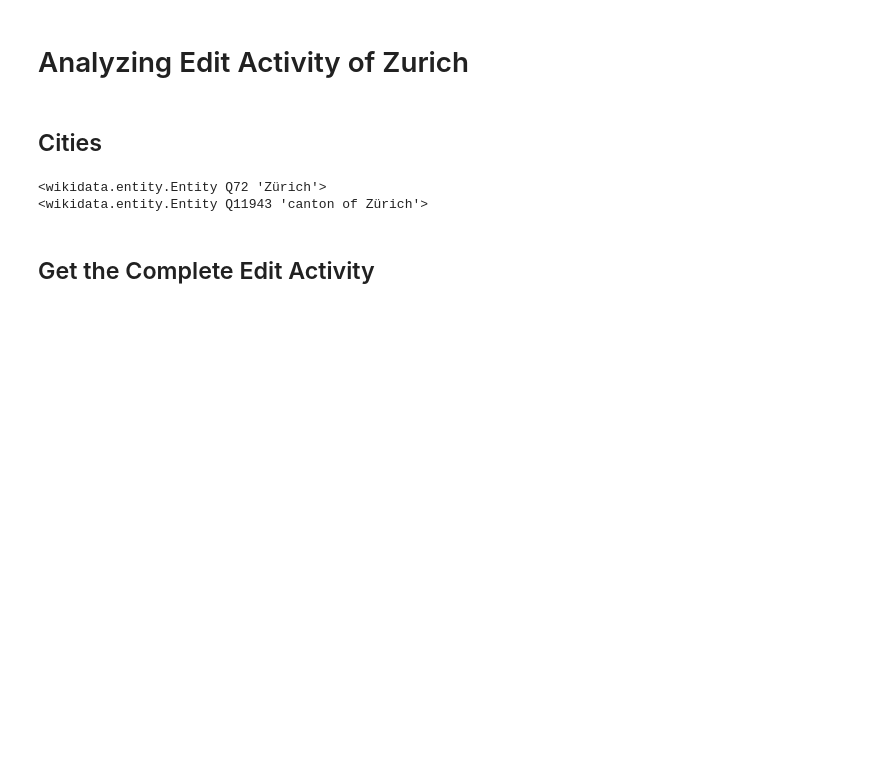
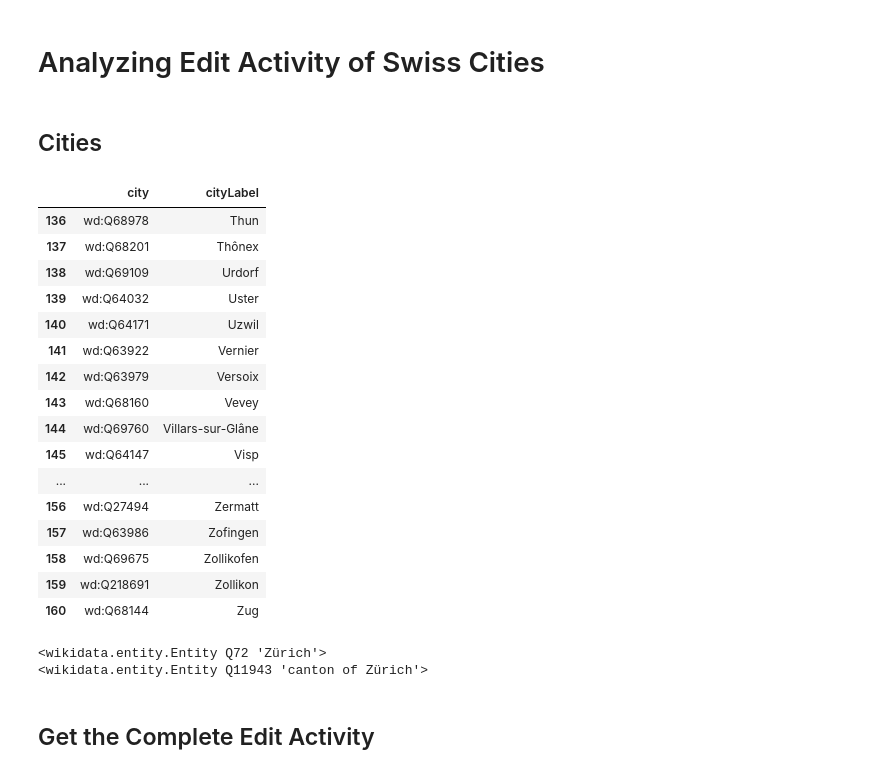
Before and after one commit to eozd/wikidata-edit-history, a Jupyter notebook: analysis.ipynb, the cells around one changed output. Cells and saved outputs as stored; diff of their text form; code cells hidden in the pictures; blank space fills up the shorter version.

Commit message:
Get cities via SPARQL

```diff
--- a/analysis.ipynb
+++ b/analysis.ipynb
@@ -1,5 +1,5 @@
 # %% [markdown]
-# Analyzing Edit Activity of Zurich
+# Analyzing Edit Activity of Swiss Cities
 # %%
 %matplotlib inline
 
@@ -16,6 +18,46 @@ import numpy as np
 import matplotlib.pyplot as plt
 # %% [markdown]
 ## Cities
+# %%
+prefixes = inline("""
+   @prefix wd: <http://www.wikidata.org/entity/> .
+   @prefix wdt: <http://www.wikidata.org/prop/direct/> .
+   @prefix rdf: <http://www.w3.org/1999/02/22-rdf-syntax-ns#> .
+""").graph
+
+endpoint = RemoteEndpoint(
+   "http://query.wikidata.org/sparql"
+   ,prefixes=prefixes
+)
+
+locs_in_switzerland = endpoint.select("""
+SELECT ?city ?cityLabel WHERE {
+  ?city wdt:P31 wd:Q54935504
+
+  SERVICE wikibase:label { bd:serviceParam wikibase:language "[AUTO_LANGUAGE],en". }
+} ORDER BY ?cityLabel""")
+# %%
+locs_in_switzerland.tail(25)
+
+# TODO: combine SPARQL and visualizations
+# %% [output]
+|  | city | cityLabel |
+| 136 | wd:Q68978 | Thun |
+| 137 | wd:Q68201 | Thônex |
+| 138 | wd:Q69109 | Urdorf |
+| 139 | wd:Q64032 | Uster |
+| 140 | wd:Q64171 | Uzwil |
+| 141 | wd:Q63922 | Vernier |
+| 142 | wd:Q63979 | Versoix |
+| 143 | wd:Q68160 | Vevey |
+| 144 | wd:Q69760 | Villars-sur-Glâne |
+| 145 | wd:Q64147 | Visp |
+| ... | ... | ... |
+| 156 | wd:Q27494 | Zermatt |
+| 157 | wd:Q63986 | Zofingen |
+| 158 | wd:Q69675 | Zollikofen |
+| 159 | wd:Q218691 | Zollikon |
+| 160 | wd:Q68144 | Zug |
 # %%
 bern = 'Q70'
 geneva = 'Q71'
```
Also changed, not shown: parts of 4 cells of this notebook.
